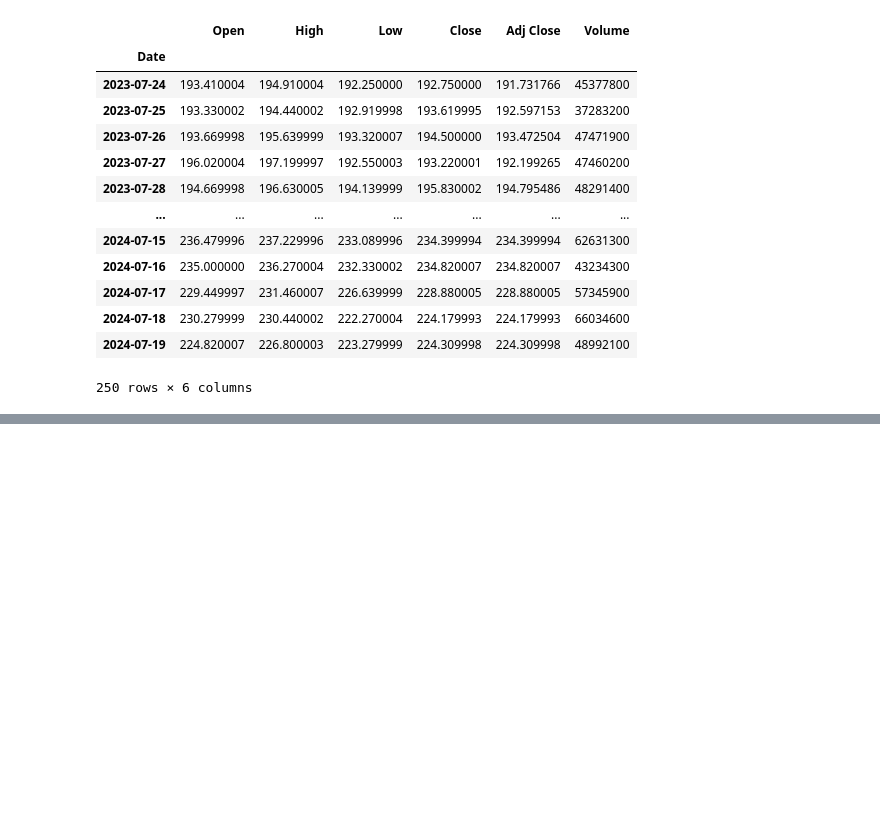
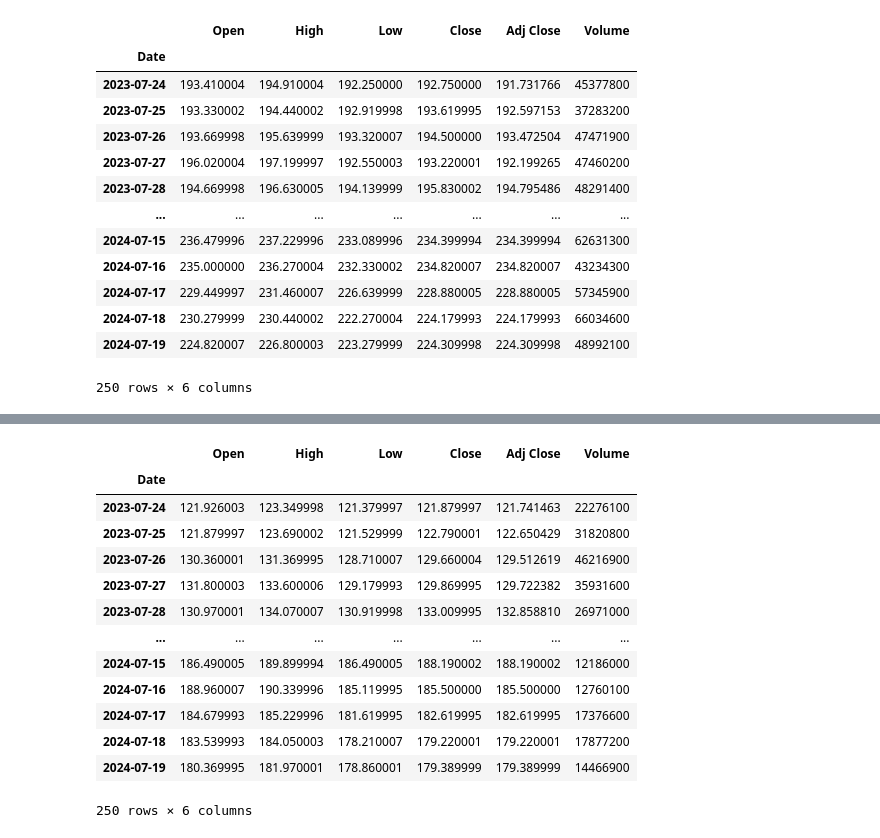
Before and after one commit to hferhat/DataWorks, a Jupyter notebook: StockMarketAnalysis.ipynb, the cells around one changed output, grey strips where cells are left out. Saved outputs shown, nothing was run; the diff lists cells and outputs as text; code cells hidden in the pictures; blank space fills up the shorter version.

```diff
--- a/StockMarketAnalysis.ipynb
+++ b/StockMarketAnalysis.ipynb
@@ -229,0 +238,17 @@ AAPL
+# %%
+GOOG
+# %% [output]
+|  | Open | High | Low | Close | Adj Close | Volume |
+| Date |  |  |  |  |  |  |
+| 2023-07-24 | 121.926003 | 123.349998 | 121.379997 | 121.879997 | 121.741463 | 22276100 |
+| 2023-07-25 | 121.879997 | 123.690002 | 121.529999 | 122.790001 | 122.650429 | 31820800 |
+| 2023-07-26 | 130.360001 | 131.369995 | 128.710007 | 129.660004 | 129.512619 | 46216900 |
+| 2023-07-27 | 131.800003 | 133.600006 | 129.179993 | 129.869995 | 129.722382 | 35931600 |
+| 2023-07-28 | 130.970001 | 134.070007 | 130.919998 | 133.009995 | 132.858810 | 26971000 |
+| ... | ... | ... | ... | ... | ... | ... |
+| 2024-07-15 | 186.490005 | 189.899994 | 186.490005 | 188.190002 | 188.190002 | 12186000 |
+| 2024-07-16 | 188.960007 | 190.339996 | 185.119995 | 185.500000 | 185.500000 | 12760100 |
+| 2024-07-17 | 184.679993 | 185.229996 | 181.619995 | 182.619995 | 182.619995 | 17376600 |
+| 2024-07-18 | 183.539993 | 184.050003 | 178.210007 | 179.220001 | 179.220001 | 17877200 |
+| 2024-07-19 | 180.369995 | 181.970001 | 178.860001 | 179.389999 | 179.389999 | 14466900 |
+250 rows × 6 columns
```
Also changed, not shown: parts of 4 cells of this notebook.
